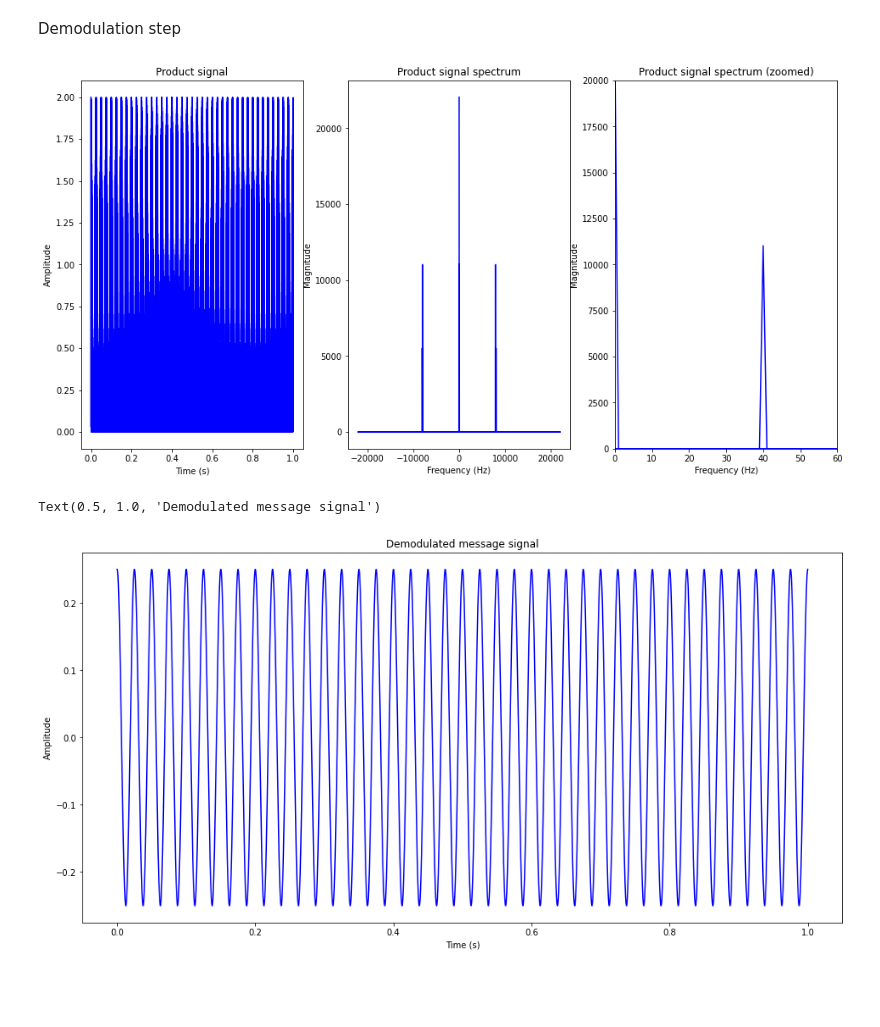
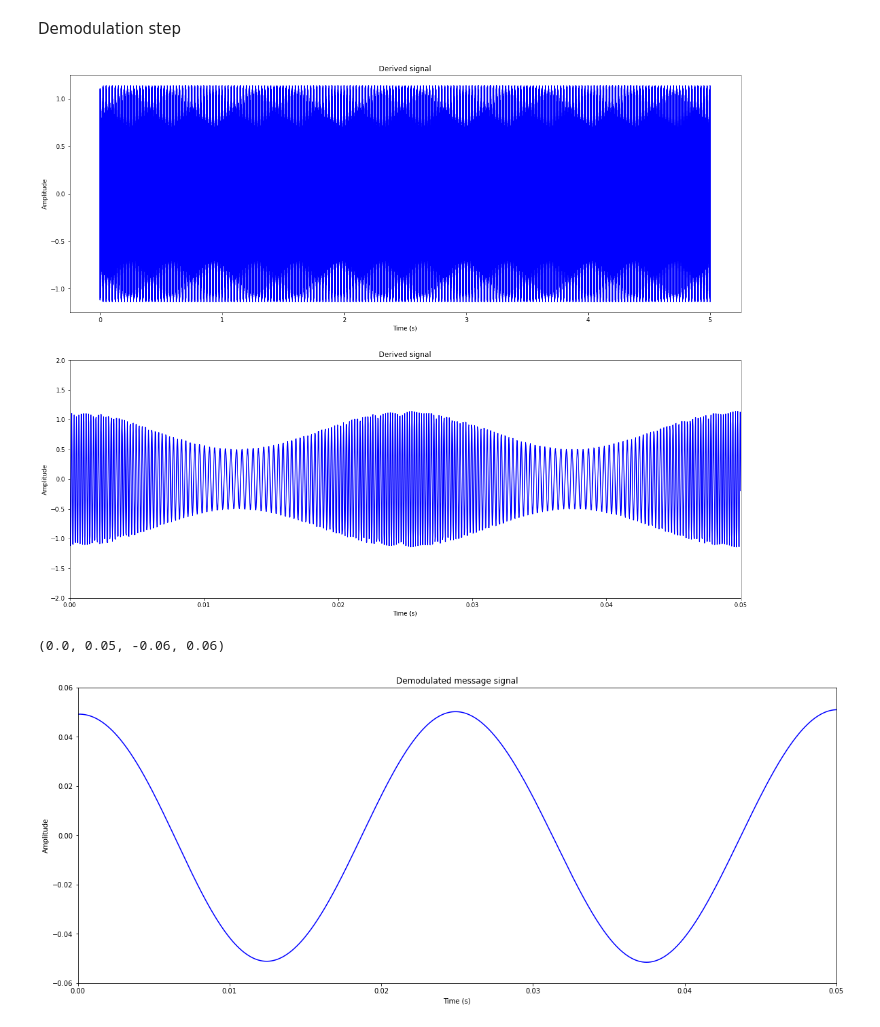
Before and after one commit to pusane/FM_in_Python, a Jupyter notebook: FrequencyModulation.ipynb, the cells around one changed output. Cells and saved outputs as stored; diff of their text form; code cells hidden in the pictures; blank space fills up the shorter version.

```diff
--- a/FrequencyModulation.ipynb
+++ b/FrequencyModulation.ipynb
@@ -16,7 +16,7 @@ carrier_amplitude = 1
 carrier_frequency = 4000.0 #Hz
 
 # initialize the time vector
-sampling_frequency = 88200 #Hz
+sampling_frequency = 44100 #Hz
 signal_duration = 5 #seconds
 time = np.arange(signal_duration*sampling_frequency) / sampling_frequency
 
@@ -136,53 +136,58 @@ plt.show()
 Demodulation step
 # %%
 # initialize the array for the product signal
-product = np.zeros_like(message)
+derived_signal = np.zeros_like(message)
 for i, t in enumerate(time):
-    product[i] = modulated[i]*np.cos(2*np.pi*carrier_frequency*t)
-
-product_in_frequency = np.fft.fft(product)
-product_in_frequency_indices = np.fft.fftfreq(product.size, 1/sampling_frequency)
+  if i > 0:
+    derived_signal[i] = (modulated[i]-modulated[i-1])/(time[i]-time[i-1])
+    derived_signal[i] = derived_signal[i] / 30000
 
 # plot the obtained signal in both time and frequency
-plt.figure(figsize=(16,8))
-plt.subplot(1,3,1)
-plt.plot(time, product, 'b')
+plt.figure(figsize=(20,16))
+
+plt.subplot(2,1,1)
+plt.plot(time, derived_signal, 'b')
 plt.xlabel('Time (s)')
 plt.ylabel('Amplitude')
-plt.title('Product signal')
+plt.title('Derived signal')
 
-plt.subplot(1,3,2)
-plt.plot(product_in_frequency_indices, abs(product_in_frequency), 'b')
-plt.xlabel('Frequency (Hz)')
-plt.ylabel('Magnitude')
-plt.title('Product signal spectrum')
-
-plt.subplot(1,3,3)
-plt.plot(product_in_frequency_indices, abs(product_in_frequency), 'b')
-plt.xlabel('Frequency (Hz)')
-plt.ylabel('Magnitude')
-plt.title('Product signal spectrum (zoomed)')
-plt.axis([0, 60, 0, 20000])
+plt.subplot(2,1,2)
+plt.plot(time, derived_signal, 'b')
+plt.xlabel('Time (s)')
+plt.ylabel('Amplitude')
+plt.title('Derived signal')
+plt.axis([0, 0.05, -2, 2])
 
 plt.show()
 # %% [output]
-[figure, old version]
+[figure, new version]
 # %%
+# now employ an envelope detector
+# first pass the signal through a rectifier
+positive_derived_signal = np.zeros_like(message)
+positive_derived_signal[derived_signal>0] = derived_signal[derived_signal>0]
+
+# take the Fourier transform
+positive_derived_signal_in_frequency = np.fft.fft(positive_derived_signal)
+positive_derived_signal_in_frequency_indices = np.fft.fftfreq(positive_derived_signal.size, 1/sampling_frequency)
+
 # now use an LPF to filter out the message
-filtered_output_in_frequency = np.zeros_like(product_in_frequency)
-for i in range(round(product_in_frequency.size/(sampling_frequency/2)*message_bandwidth)):
-    filtered_output_in_frequency[i] = product_in_frequency[i]
+filtered_output_in_frequency = np.zeros_like(positive_derived_signal_in_frequency)
+for i in range(round(positive_derived_signal_in_frequency.size/(sampling_frequency/2)*message_bandwidth)):
+    filtered_output_in_frequency[i] = positive_derived_signal_in_frequency[i]
 
 filtered_output = np.fft.ifft(filtered_output_in_frequency)
 
 # also filter out the DC component
 filtered_output -= filtered_output.mean()
 
-plt.figure(figsize=(16,8))
+plt.figure(figsize=(20,8))
+
 plt.plot(time,filtered_output.real, 'b')
 plt.xlabel('Time (s)')
 plt.ylabel('Amplitude')
 plt.title('Demodulated message signal')
+plt.axis([0, 0.05, -0.06, 0.06])
 # %% [output]
-Text(0.5, 1.0, 'Demodulated message signal')
+(0.0, 0.05, -0.06, 0.06)
-[figure, old version]
+[figure, new version]
```
Also changed, not shown: parts of 1 cell of this notebook.
